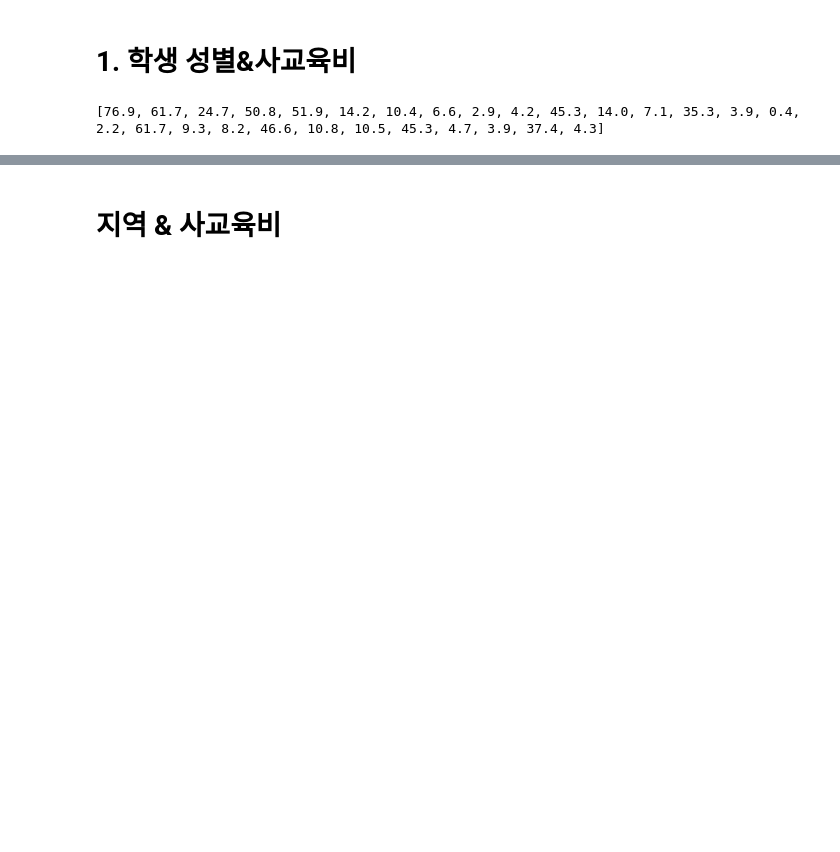
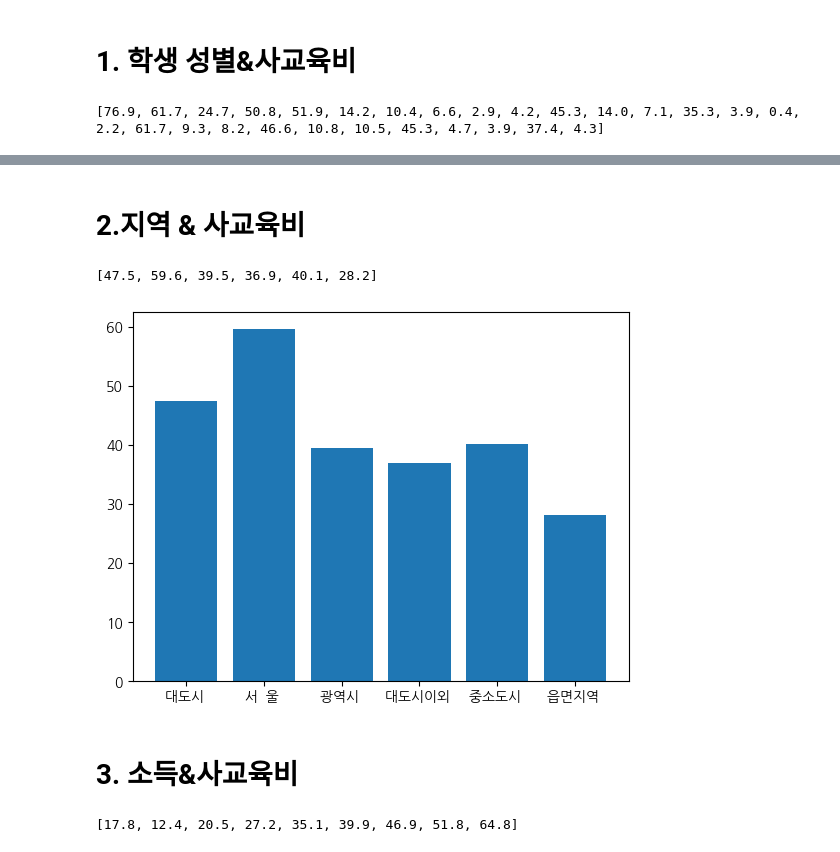
Before and after one commit to SuwonJ/-_-_-, a Jupyter notebook: 장수원_빅데이터분석(소인수)수행평가.ipynb, the cells around one changed output, grey strips where cells are left out. Cells and saved outputs as stored; diff of their text form; code cells hidden in the pictures; blank space fills up the shorter version.

```diff
--- a/장수원_빅데이터분석(소인수)수행평가.ipynb
+++ b/장수원_빅데이터분석(소인수)수행평가.ipynb
@@ -101,2 +104,34 @@ plt.show()
 # %% [markdown]
-# 지역 & 사교육비
+# 2.지역 & 사교육비
+# %%
+loc=["대도시 ","서  울 ","광역시 ","대도시이외 ","중소도시 ","읍면지역 "]
+for row in regionNedu:
+  for i in range(2,8):
+    row[i]=float(row[i])
+  del row[0]
+  del row[0]
+
+
+print(regionNedu[0])
+# %% [output]
+[47.5, 59.6, 39.5, 36.9, 40.1, 28.2]
+# %%
+plt.bar(loc,regionNedu[0])
+
+plt.show()
+# %% [output]
+[figure, added]
+# %% [markdown]
+# 3. 소득&사교육비
+# %%
+inc=["~300만원 "," 200만원 "," 200 ~300만원 ","300 ~400만원 ","400 ~500만원 ","500 ~600만원 ","600 ~700만원 "," 700 ~ 800만원 "," 800만원~"]
+for row in incomeNedu:
+  for i in range(2,11):
+    row[i]=float(row[i])
+  del row[0]
+  del row[0]
+
+
+print(incomeNedu[0])
+# %% [output]
+[17.8, 12.4, 20.5, 27.2, 35.1, 39.9, 46.9, 51.8, 64.8]
```
Also changed, not shown: parts of 3 cells of this notebook.
